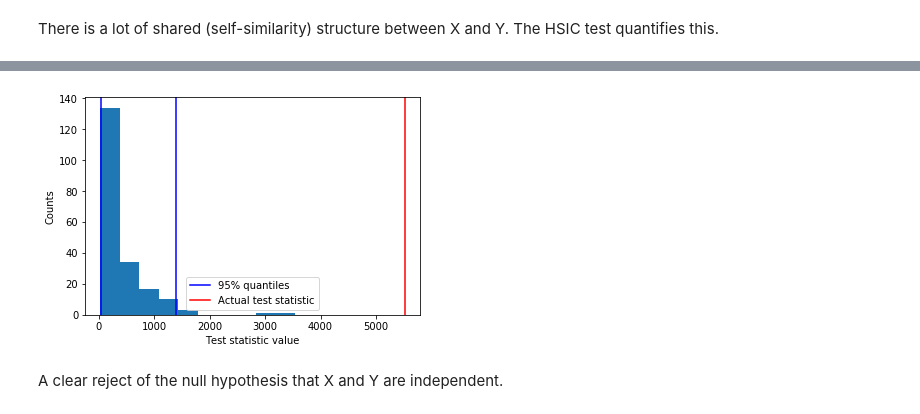
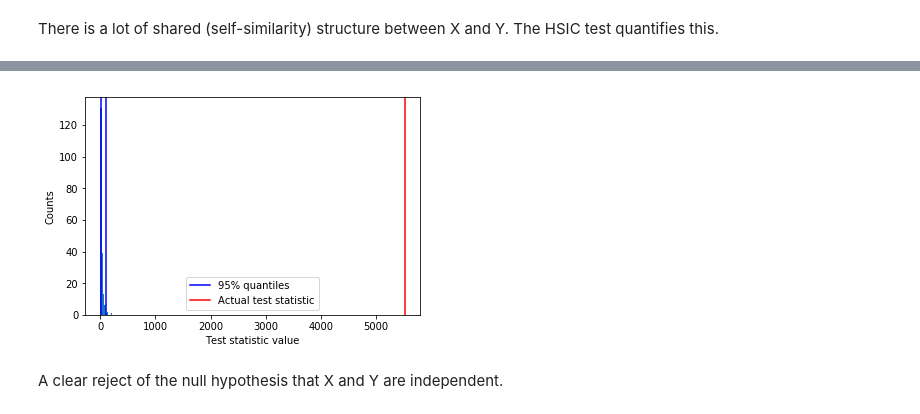
Before and after one commit to karlnapf/ds3_kernel_testing, a Jupyter notebook: solutions.ipynb, the cells around one changed output, grey strips where cells are left out. Drawn from its saved outputs; the diff is of its cells as text; code cells hidden in the pictures.

Commit message:
fix HSIC permutation bug

```diff
--- a/solutions.ipynb
+++ b/solutions.ipynb
@@ -221,7 +221,7 @@ If our statistic lies outside those, we can reject the null with a confidence of
 # %%
 def plot_permutation_samples(null_samples, statistic=None):
     plt.hist(null_samples)
-    plt.axvline(x=np.percentile(null_samples, 0.25), c='b')
+    plt.axvline(x=np.percentile(null_samples, 2.5), c='b')
     legend = ["95% quantiles"]
     if statistic is not None:
         plt.axvline(x=statistic, c='r')
@@ -265,6 +265,7 @@ np.random.seed(0)
 
 # we make a model where the null distribution is false
 shift = .3
+N = 200
 X = np.random.randn(N)
 Y = np.random.randn(N)+shift
 
@@ -987,11 +964,12 @@ We implement the test statistic as a function of kernel matrices, and with an op
 # %%
-def HSIC(K_XX, K_YY, K_XY=None, permute=False):
+def HSIC(K_XX, K_YY, permute=False):
     assert len(K_XX) == len(K_YY)
     N = len(K_XX)
     if permute:
-        # we only need K_KXY if we permute the kernel matrices
-        assert not K_XY is None
-        K_XX_, K_YY_, K_XY_ = permute_joint_kernel_matrix(K_XX, K_YY, K_XY)
+        inds_X = np.random.permutation(len(K_XX))
+        inds_Y = np.random.permutation(len(K_YY))
+        K_XX_ = K_XX[inds_X, :][:, inds_X]
+        K_YY_ = K_YY[inds_Y, :][:, inds_Y]
     else:
         K_XX_ = K_XX
         K_YY_ = K_YY
@@ -1035,7 +1013,7 @@ K_XY = my_kernel(X,Y)
 statistics = np.empty(num_permutations)
 for i in tqdm(range(num_permutations)):
     # IMPLEMENT: compute HSIC statistic with permuted matrices
-    statistics[i] = HSIC(K_XX, K_YY, K_XY, permute=True)
+    statistics[i] = HSIC(K_XX, K_YY, permute=True)
 
 # IMPLEMENT: visualise test
 my_statistic = HSIC(K_XX, K_YY)
@@ -1212,13 +1187,13 @@ The HSIC test quantifies this.
 # %%
 # IMPLEMENT: visualise HSIC test for given kernel matrices
 statistics = np.empty(num_permutations)
 for i in tqdm(range(num_permutations)):
-    statistics[i] = HSIC(K_XX, K_YY, K_XY, permute=True)
+    statistics[i] = HSIC(K_XX, K_YY, permute=True)
 my_statistic = HSIC(K_XX, K_YY)
 plot_permutation_samples(statistics, my_statistic)
 # %% [output]
 [interactive output not drawn]
-[figure, old version]
+[figure, new version]
 # %% [markdown]
 A clear reject of the null hypothesis that X and Y are independent.
 # %% [markdown]
```
Also changed, not shown: parts of 20 cells of this notebook.
